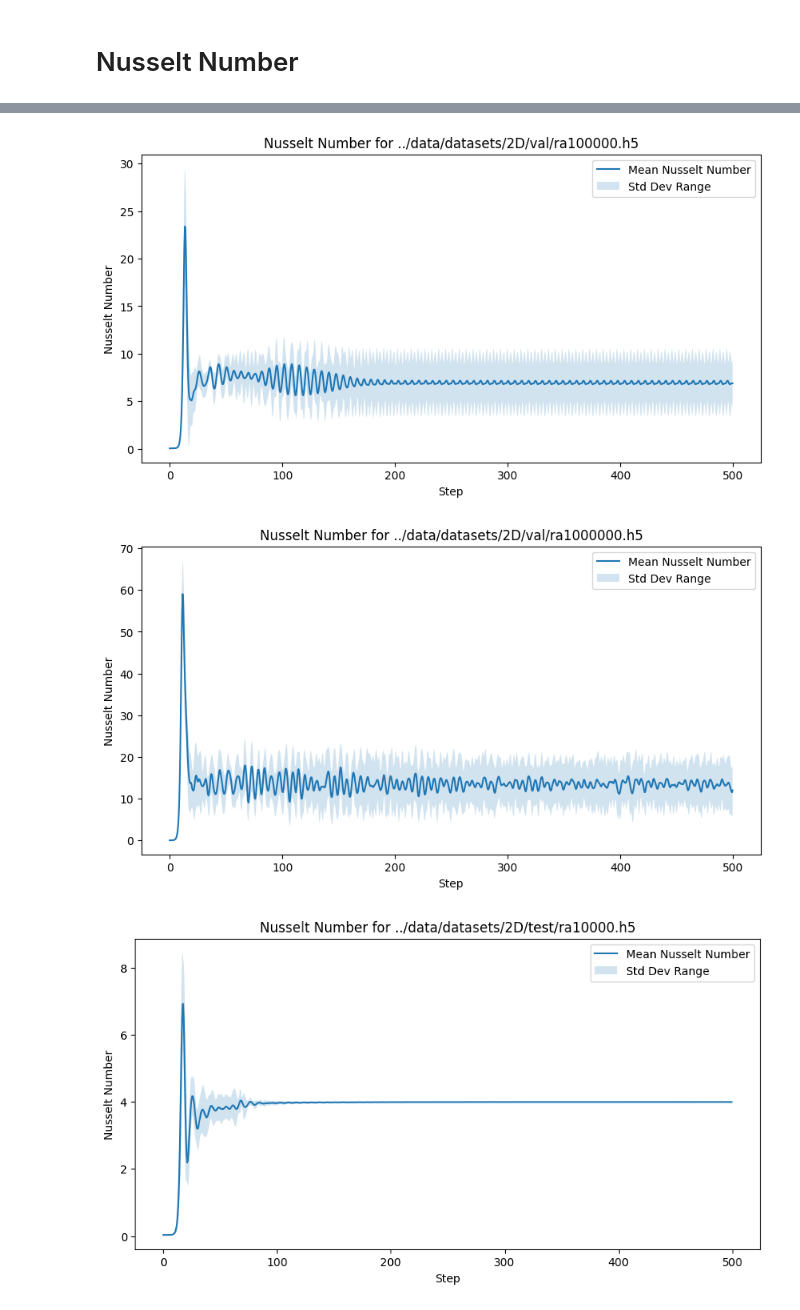
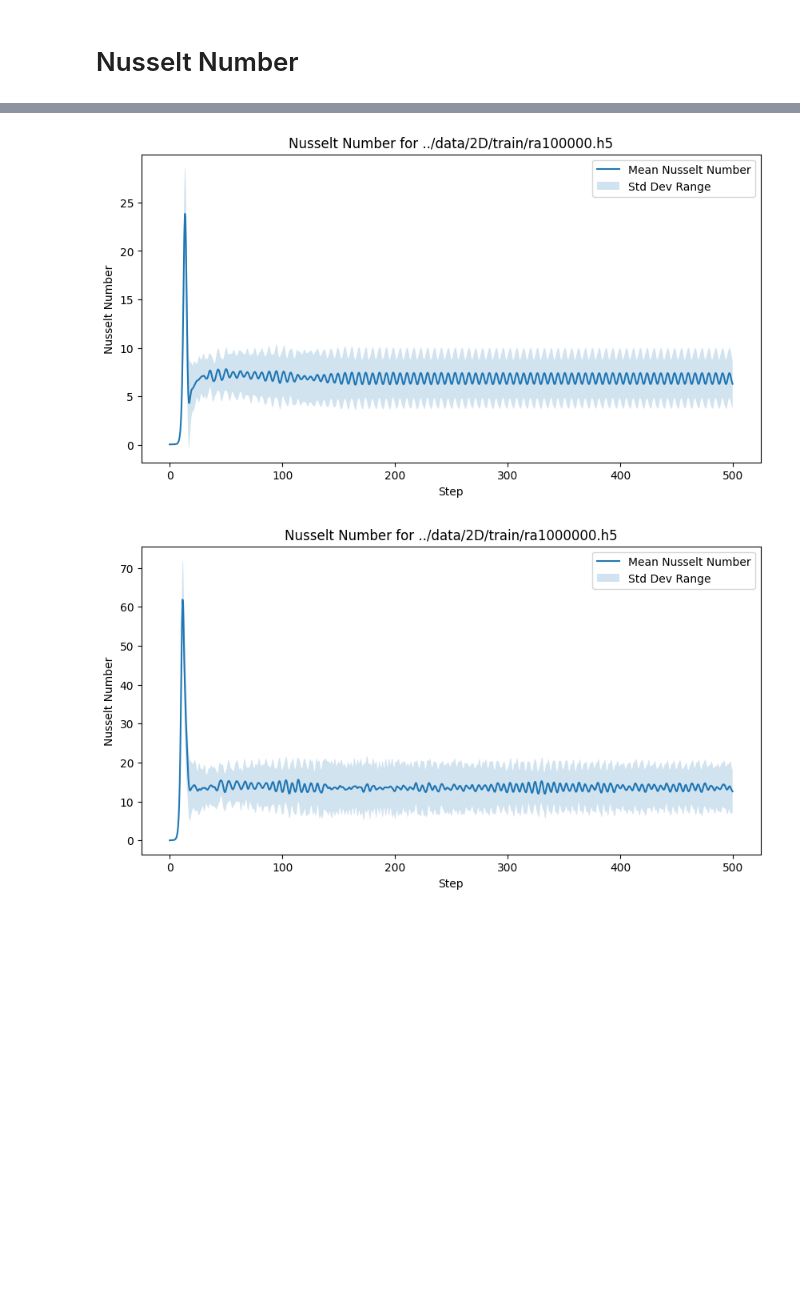
Before and after one commit to tmarkmann/RBC-PINN-Surrogate, a Jupyter notebook: notebooks/tm-1-2D-data.ipynb, the cells around one changed output, grey strips where cells are left out. Saved outputs shown, nothing was run; the diff lists cells and outputs as text; code cells hidden in the pictures; blank space fills up the shorter version.

```diff
--- a/notebooks/tm-1-2D-data.ipynb
+++ b/notebooks/tm-1-2D-data.ipynb
@@ -176,9 +176,8 @@ def nu(file, path):
     plt.show()
 
 
-for split in splits:
-    for ra in ras:
-        path = f"../data/datasets/2D/{split}/ra{ra}.h5"
-        with h5py.File(path, "r") as file:
-            nu(file, path)
+for ra in ras:
+    path = f"../data/2D/train/ra{ra}.h5"
+    with h5py.File(path, "r") as file:
+        nu(file, path)
 # %% [output]
@@ -186,3 +185,2 @@ for split in splits:
-[figure, old version]
+[figure, new version]
-[figure, old version]
+[figure, new version]
-[figure, removed]
```
Also changed, not shown: parts of 5 cells of this notebook, 15 other files.
